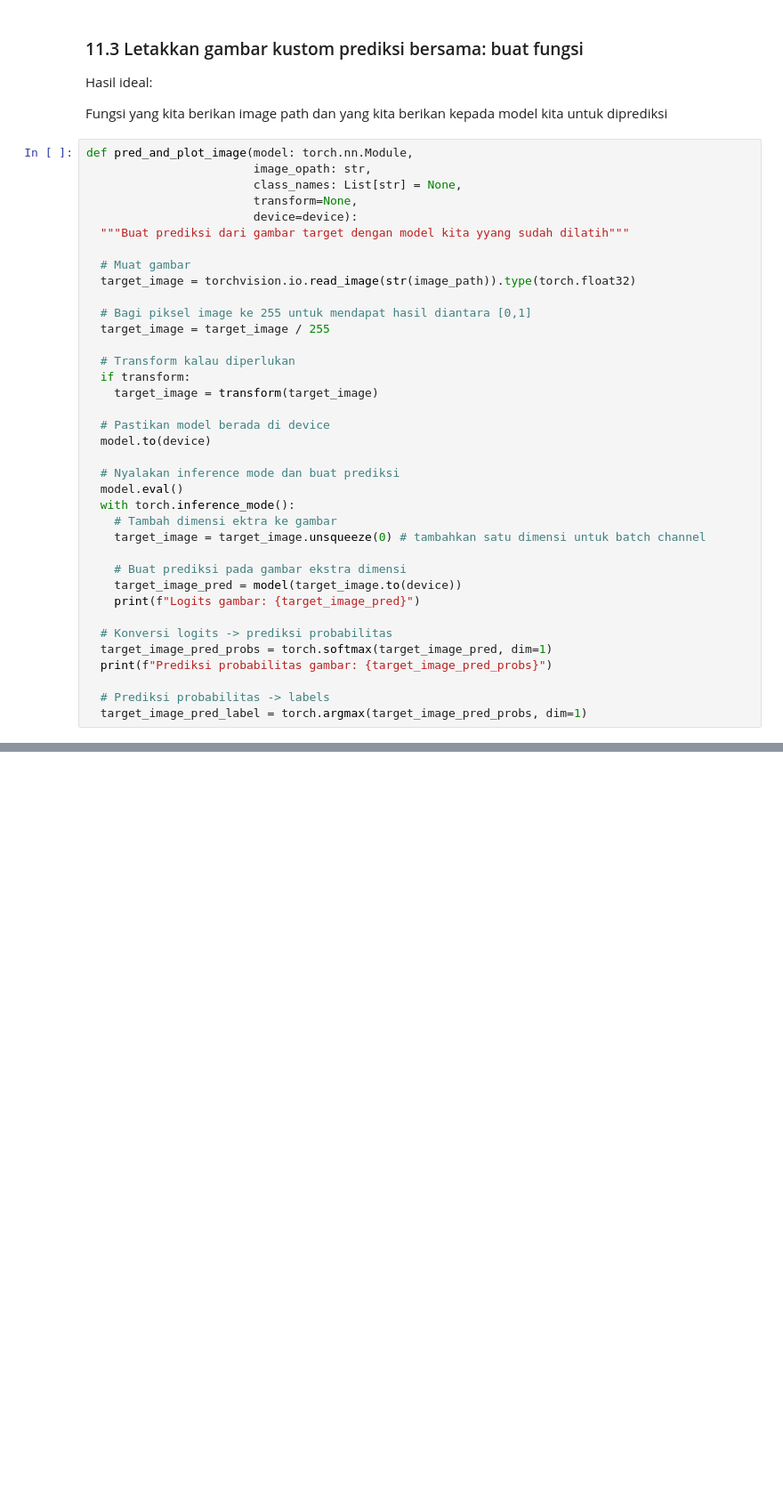
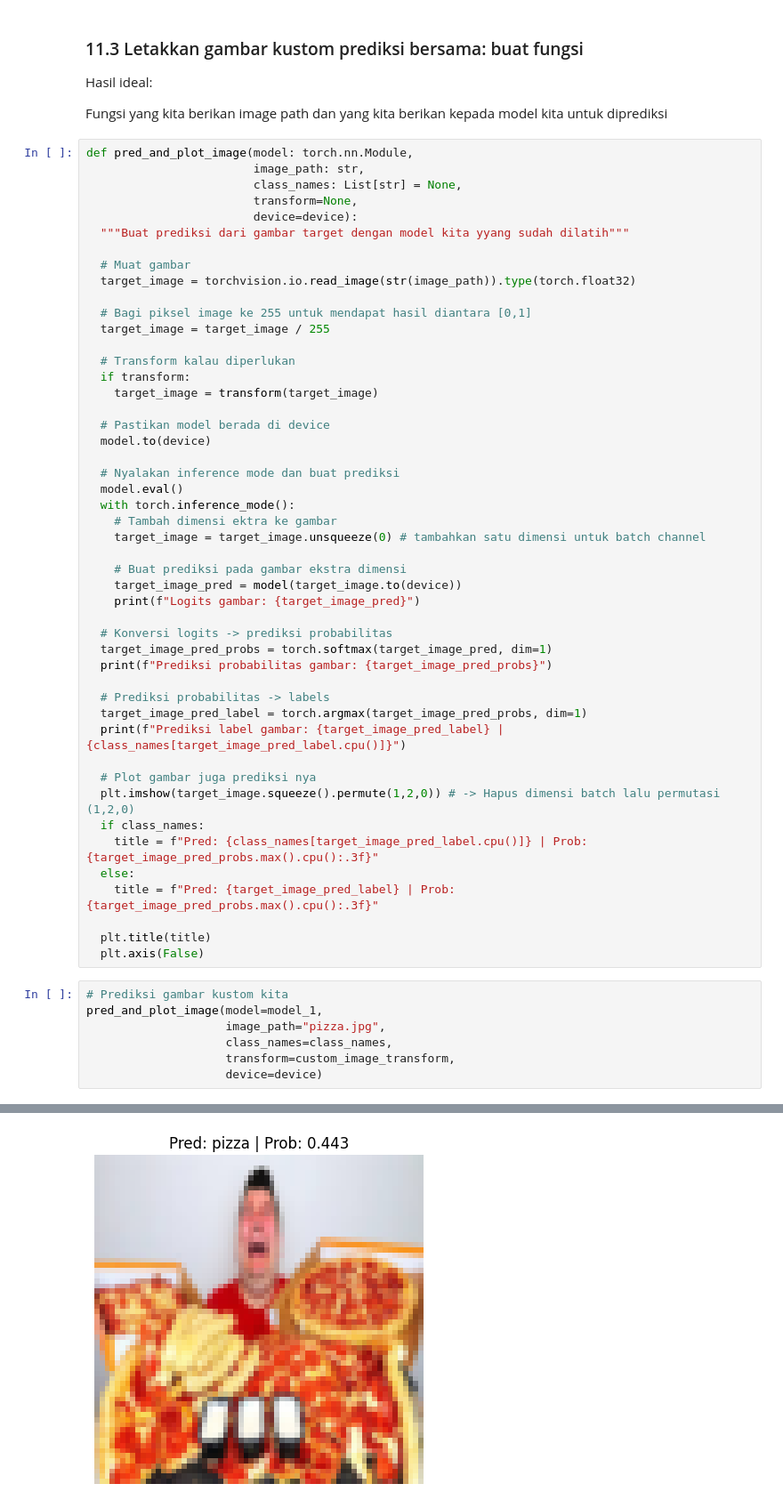
Before and after one commit to SiPilip/pytorch_course, a Jupyter notebook: 04_pytorch_custom_datasets.ipynb, the cells around one changed output, grey strips where cells are left out. Shown at 89% size. Drawn from its saved outputs; the diff is of its cells as text; blank space fills up the shorter version.

```diff
--- a/04_pytorch_custom_datasets.ipynb
+++ b/04_pytorch_custom_datasets.ipynb
@@ -1473,7 +1473,7 @@ Hasil ideal:
 Fungsi yang kita berikan image path dan yang kita berikan kepada model kita untuk diprediksi
 # %%
 def pred_and_plot_image(model: torch.nn.Module,
-                        image_opath: str,
+                        image_path: str,
                         class_names: List[str] = None,
                         transform=None,
                         device=device):
@@ -1508,3 +1508,22 @@ def pred_and_plot_image(model: torch.nn.Module,
 
   # Prediksi probabilitas -> labels
   target_image_pred_label = torch.argmax(target_image_pred_probs, dim=1)
+  print(f"Prediksi label gambar: {target_image_pred_label} | {class_names[target_image_pred_label.cpu()]}")
+
+  # Plot gambar juga prediksi nya
+  plt.imshow(target_image.squeeze().permute(1,2,0)) # -> Hapus dimensi batch lalu permutasi (1,2,0)
+  if class_names:
+    title = f"Pred: {class_names[target_image_pred_label.cpu()]} | Prob: {target_image_pred_probs.max().cpu():.3f}"
+  else:
+    title = f"Pred: {target_image_pred_label} | Prob: {target_image_pred_probs.max().cpu():.3f}"
+
+  plt.title(title)
+  plt.axis(False)
+# %%
+# Prediksi gambar kustom kita
+pred_and_plot_image(model=model_1,
+                    image_path="pizza.jpg",
+                    class_names=class_names,
+                    transform=custom_image_transform,
+                    device=device)
+# %% [output]
@@ -1510,0 +1533 @@ def pred_and_plot_image(model: torch.nn.Module,
+[figure, added]
```
Also changed, not shown: parts of 1 cell of this notebook.
